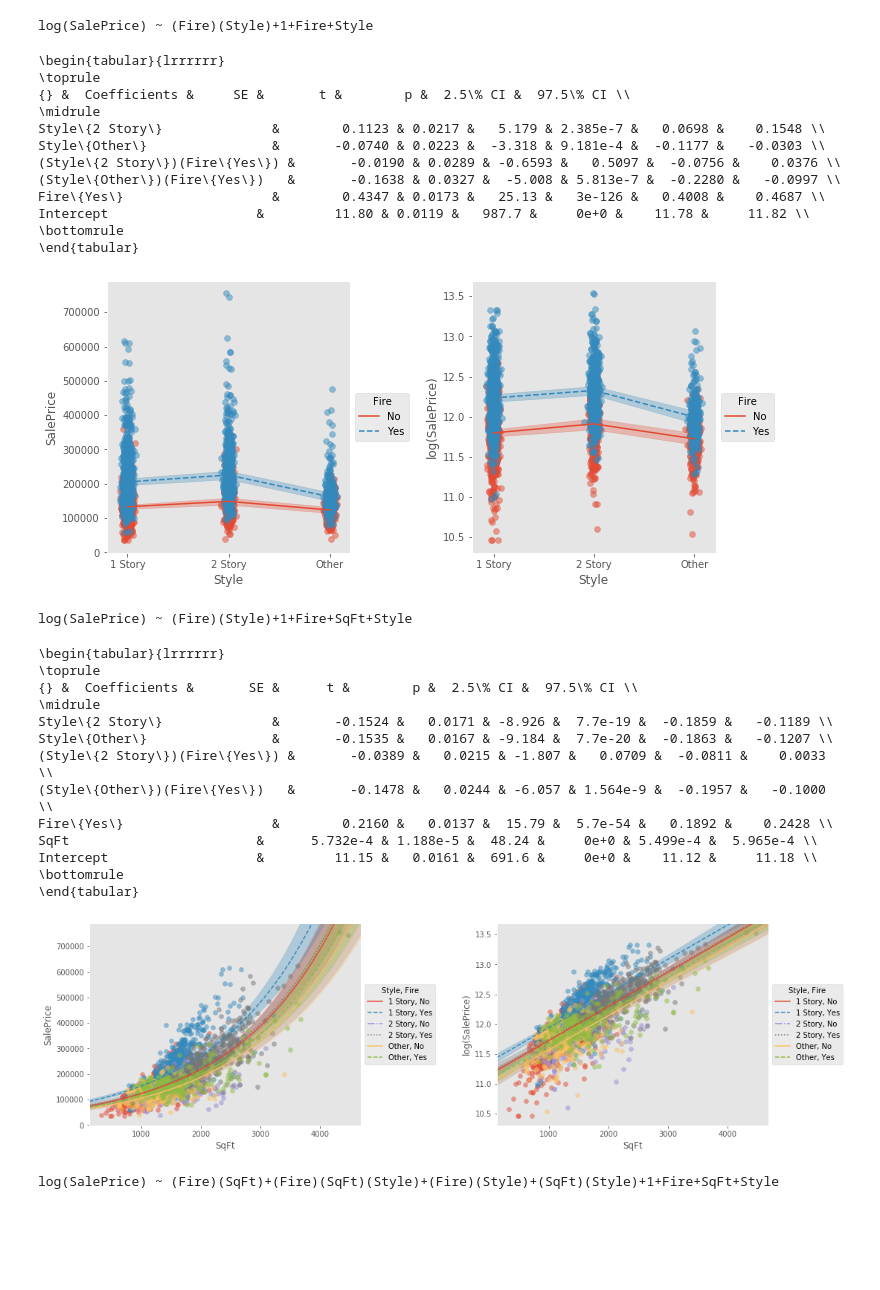
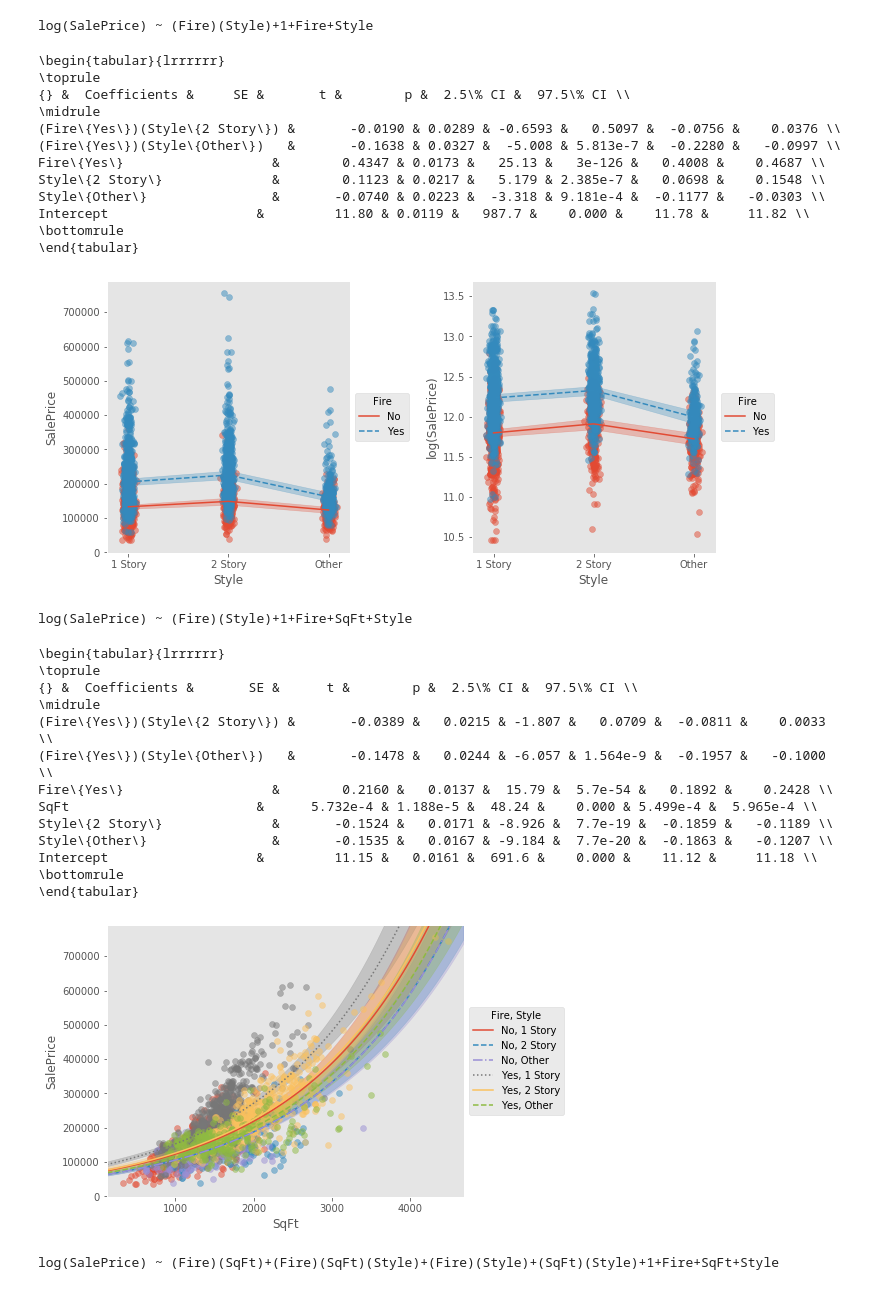
Before and after one commit to ajboyd2/salmon, a Jupyter notebook: paper_results.ipynb, the cells around one changed output. Saved outputs shown, nothing was run; the diff lists cells and outputs as text; code cells hidden in the pictures; blank space fills up the shorter version.

Commit message:
Fixed formatting and updated plots.

```diff
--- a/paper_results.ipynb
+++ b/paper_results.ipynb
@@ -17,7 +17,7 @@ SAVE_PLOTS = True
 def print_dataframe(df, name):
     if "." not in name:
         name += ".tex"
-    name = "./paper_outputs/tables/" + name
+    name = "/mnt/c/Users/Alex/Research/salmon/paper_outputs/tables/" + name
     if DATAFRAME_AS_LATEX:
         latex_output = df.to_latex()
         print(latex_output)
@@ -30,7 +30,7 @@ def handle_plot(fig, name, **kwargs):
     if SAVE_PLOTS:
         if "." not in name:
             name += ".png"
-        name = "./paper_outputs/plots/" + name
+        name = "/mnt/c/Users/Alex/Research/salmon/paper_outputs/plots/" + name
         fig.savefig(name, dpi=150, bbox_inches="tight", **kwargs)
     return
 # %% [markdown]
@@ -184,18 +184,18 @@ print_dataframe(interaction_model.fit(data), name="interaction_model_output")
 \toprule
 {} &  Coefficients &     SE &       t &        p &  2.5\% CI &  97.5\% CI \\
 \midrule
+(Fire\{Yes\})(Style\{2 Story\}) &       -0.0190 & 0.0289 & -0.6593 &   0.5097 &  -0.0756 &    0.0376 \\
+(Fire\{Yes\})(Style\{Other\})   &       -0.1638 & 0.0327 &  -5.008 & 5.813e-7 &  -0.2280 &   -0.0997 \\
+Fire\{Yes\}                   &        0.4347 & 0.0173 &   25.13 &   3e-126 &   0.4008 &    0.4687 \\
 Style\{2 Story\}              &        0.1123 & 0.0217 &   5.179 & 2.385e-7 &   0.0698 &    0.1548 \\
 Style\{Other\}                &       -0.0740 & 0.0223 &  -3.318 & 9.181e-4 &  -0.1177 &   -0.0303 \\
-(Style\{2 Story\})(Fire\{Yes\}) &       -0.0190 & 0.0289 & -0.6593 &   0.5097 &  -0.0756 &    0.0376 \\
-(Style\{Other\})(Fire\{Yes\})   &       -0.1638 & 0.0327 &  -5.008 & 5.813e-7 &  -0.2280 &   -0.0997 \\
-Fire\{Yes\}                   &        0.4347 & 0.0173 &   25.13 &   3e-126 &   0.4008 &    0.4687 \\
-Intercept                   &         11.80 & 0.0119 &   987.7 &     0e+0 &    11.78 &     11.82 \\
+Intercept                   &         11.80 & 0.0119 &   987.7 &    0.000 &    11.78 &     11.82 \\
 \bottomrule
 \end{tabular}
 # %%
 handle_plot(interaction_model.plot(confidence_band=alpha_val, transformed_y_space=True, figsize=(12,5)), name="interaction_model_output")
 # %% [output]
-[figure, old version]
+[figure, new version]
 # %%
 house, fire, sqft = C("Style"), C("Fire"), Q("SqFt")
 quant_cat_model = LinearModel(
@@ -211,19 +211,19 @@ print_dataframe(quant_cat_model.fit(data), name="quant_cat_model_output")
 \toprule
 {} &  Coefficients &       SE &      t &        p &  2.5\% CI &  97.5\% CI \\
 \midrule
+(Fire\{Yes\})(Style\{2 Story\}) &       -0.0389 &   0.0215 & -1.807 &   0.0709 &  -0.0811 &    0.0033 \\
+(Fire\{Yes\})(Style\{Other\})   &       -0.1478 &   0.0244 & -6.057 & 1.564e-9 &  -0.1957 &   -0.1000 \\
+Fire\{Yes\}                   &        0.2160 &   0.0137 &  15.79 &  5.7e-54 &   0.1892 &    0.2428 \\
+SqFt                        &      5.732e-4 & 1.188e-5 &  48.24 &    0.000 & 5.499e-4 &  5.965e-4 \\
 Style\{2 Story\}              &       -0.1524 &   0.0171 & -8.926 &  7.7e-19 &  -0.1859 &   -0.1189 \\
 Style\{Other\}                &       -0.1535 &   0.0167 & -9.184 &  7.7e-20 &  -0.1863 &   -0.1207 \\
-(Style\{2 Story\})(Fire\{Yes\}) &       -0.0389 &   0.0215 & -1.807 &   0.0709 &  -0.0811 &    0.0033 \\
-(Style\{Other\})(Fire\{Yes\})   &       -0.1478 &   0.0244 & -6.057 & 1.564e-9 &  -0.1957 &   -0.1000 \\
-Fire\{Yes\}                   &        0.2160 &   0.0137 &  15.79 &  5.7e-54 &   0.1892 &    0.2428 \\
-SqFt                        &      5.732e-4 & 1.188e-5 &  48.24 &     0e+0 & 5.499e-4 &  5.965e-4 \\
-Intercept                   &         11.15 &   0.0161 &  691.6 &     0e+0 &    11.12 &     11.18 \\
+Intercept                   &         11.15 &   0.0161 &  691.6 &    0.000 &    11.12 &     11.18 \\
 \bottomrule
 \end{tabular}
 # %%
-handle_plot(quant_cat_model.plot(confidence_band=alpha_val, transformed_y_space=True, figsize=(18,5)), name="quant_cat_model_output")
+handle_plot(quant_cat_model.plot(confidence_band=alpha_val, figsize=(8,5)), name="quant_cat_model_output")
 # %% [output]
-[figure, old version]
+[figure, new version]
 # %%
 house, fire, sqft = C("Style"), C("Fire"), Q("SqFt")
 cat_vars = house + fire + house * fire
```
Also changed, not shown: parts of 13 cells of this notebook, 1 other file.
